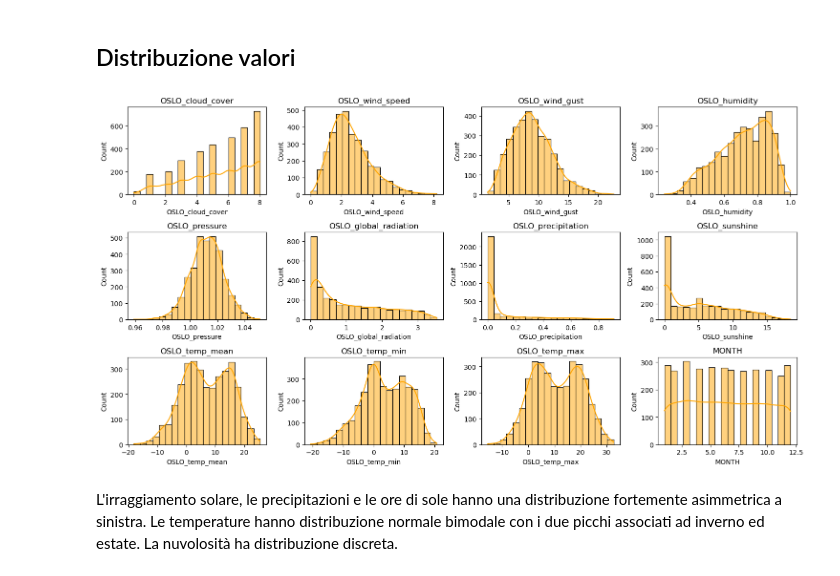
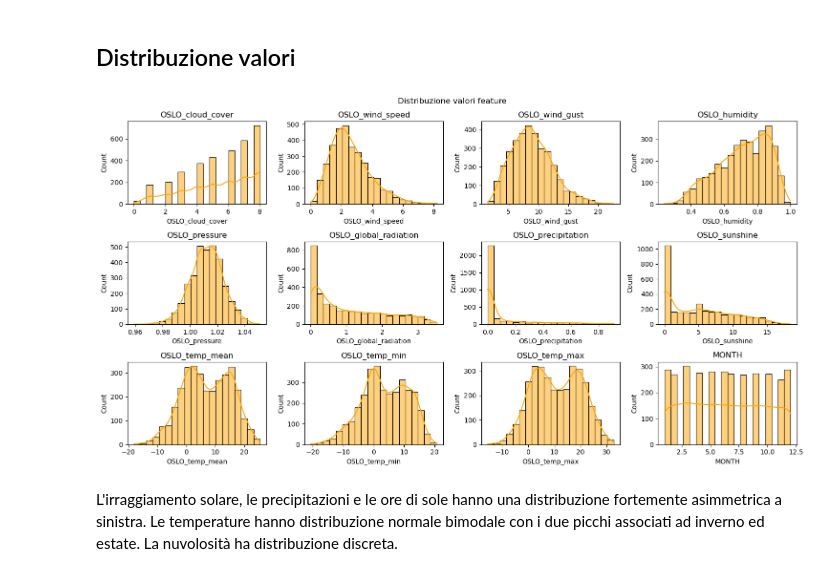
Before and after one commit to aka-buccia/progetto-statistica, a Jupyter notebook: reports/report.ipynb, the cells around one changed output. Drawn from its saved outputs; the diff is of its cells as text; code cells hidden in the pictures.

```diff
--- a/reports/report.ipynb
+++ b/reports/report.ipynb
@@ -301,19 +302,19 @@ df.to_csv(f"../data/processed/{citta}_weather_dataset_clean.csv")
 # %%
 #Distribuzione valori colonne numeriche
 fig, axes = plt.subplots(nrows=3, ncols=4, figsize=(15, 8))
 
 
 for i, colonna in enumerate(colonne_numeriche):
     ax = axes[i // 4, i % 4]
     sns.histplot(df[colonna], kde = True, bins = 20, color="orange", ax = ax)
     ax.set_title(f"{colonna}")
 
 rimuovi_assi_superflui()
-
+plt.suptitle("Distribuzione valori feature")
 plt.tight_layout()
 plt.show()
 # %% [output]
-[figure, old version]
+[figure, new version]
 # %% [markdown]
 L'irraggiamento solare, le precipitazioni e le ore di sole hanno una distribuzione fortemente asimmetrica a sinistra. Le temperature hanno distribuzione normale bimodale con i due picchi associati ad inverno ed estate.
 La nuvolosità ha distribuzione discreta.
```
Also changed, not shown: parts of 4 cells of this notebook.
